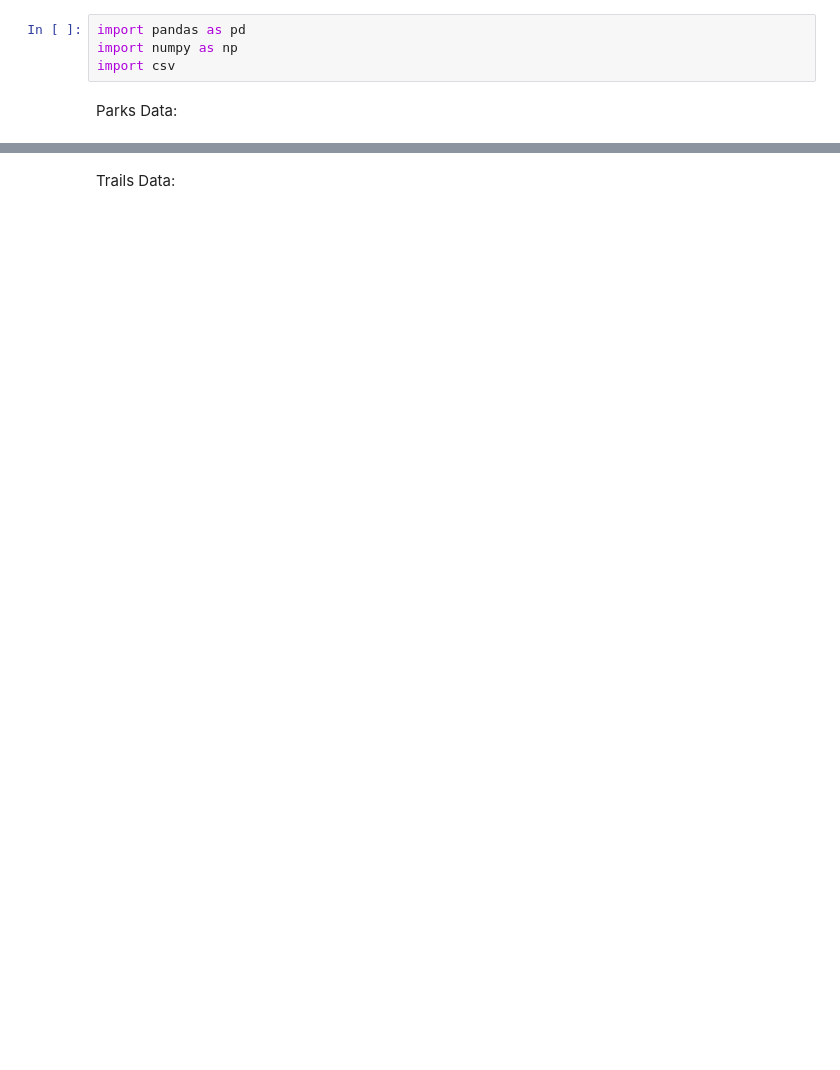
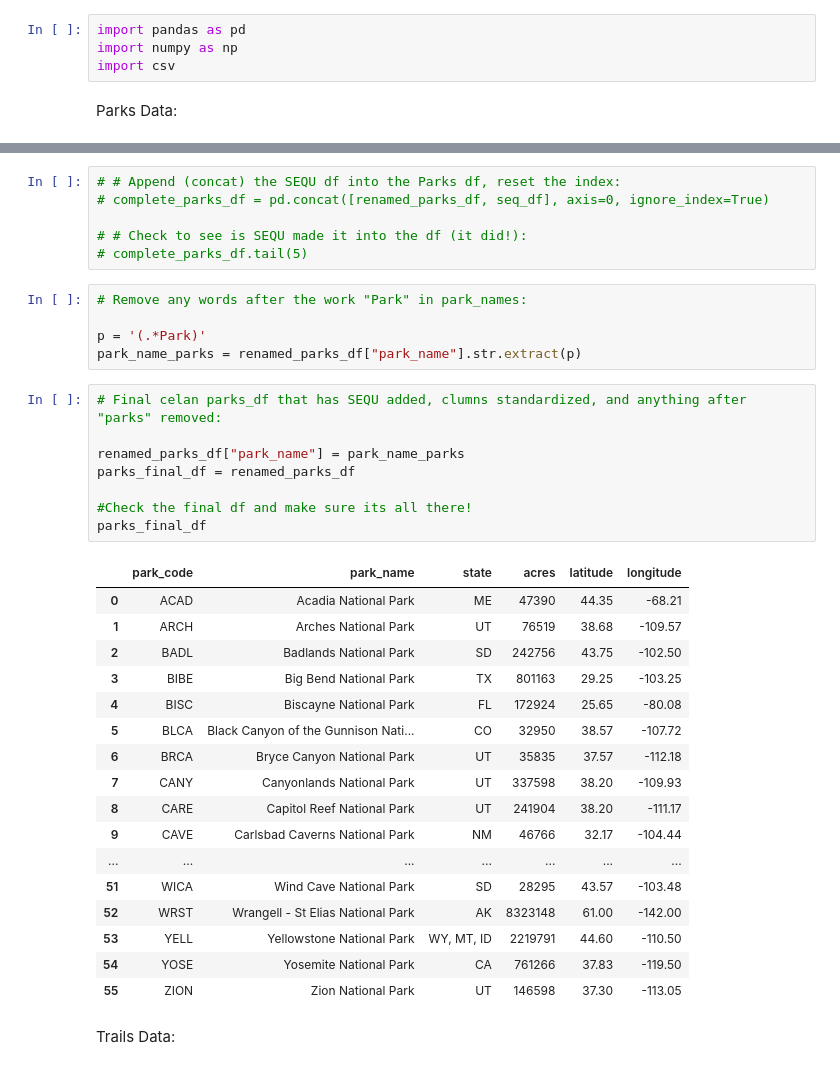
Before and after one commit to B-Stanley-0316/Nat_Parks_Project, a Jupyter notebook: clean_data.ipynb, the cells around one changed output, grey strips where cells are left out. Drawn from its saved outputs; the diff is of its cells as text; blank space fills up the shorter version.

```diff
--- a/clean_data.ipynb
+++ b/clean_data.ipynb
@@ -34,3 +54,40 @@ renamed_parks_df.head(5)
+# %%
+# # Append (concat) the SEQU df into the Parks df, reset the index:
+# complete_parks_df = pd.concat([renamed_parks_df, seq_df], axis=0, ignore_index=True)
+
+# # Check to see is SEQU made it into the df (it did!):
+# complete_parks_df.tail(5)
+# %%
+# Remove any words after the work "Park" in park_names:
+
+p = '(.*Park)'
+park_name_parks = renamed_parks_df["park_name"].str.extract(p)
+# %%
+# Final celan parks_df that has SEQU added, clumns standardized, and anything after "parks" removed:
+
+renamed_parks_df["park_name"] = park_name_parks
+parks_final_df = renamed_parks_df
+
+#Check the final df and make sure its all there!
+parks_final_df
+# %% [output]
+|  | park_code | park_name | state | acres | latitude | longitude |
+| 0 | ACAD | Acadia National Park | ME | 47390 | 44.35 | -68.21 |
+| 1 | ARCH | Arches National Park | UT | 76519 | 38.68 | -109.57 |
+| 2 | BADL | Badlands National Park | SD | 242756 | 43.75 | -102.50 |
+| 3 | BIBE | Big Bend National Park | TX | 801163 | 29.25 | -103.25 |
+| 4 | BISC | Biscayne National Park | FL | 172924 | 25.65 | -80.08 |
+| 5 | BLCA | Black Canyon of the Gunnison Nati... | CO | 32950 | 38.57 | -107.72 |
+| 6 | BRCA | Bryce Canyon National Park | UT | 35835 | 37.57 | -112.18 |
+| 7 | CANY | Canyonlands National Park | UT | 337598 | 38.20 | -109.93 |
+| 8 | CARE | Capitol Reef National Park | UT | 241904 | 38.20 | -111.17 |
+| 9 | CAVE | Carlsbad Caverns National Park | NM | 46766 | 32.17 | -104.44 |
+| ... | ... | ... | ... | ... | ... | ... |
+| 51 | WICA | Wind Cave National Park | SD | 28295 | 43.57 | -103.48 |
+| 52 | WRST | Wrangell - St Elias National Park | AK | 8323148 | 61.00 | -142.00 |
+| 53 | YELL | Yellowstone National Park | WY, MT, ID | 2219791 | 44.60 | -110.50 |
+| 54 | YOSE | Yosemite National Park | CA | 761266 | 37.83 | -119.50 |
+| 55 | ZION | Zion National Park | UT | 146598 | 37.30 | -113.05 |
 # %% [markdown]
 Trails Data:
 # %%
```
Also changed, not shown: parts of 27 cells of this notebook, 1 other file.
